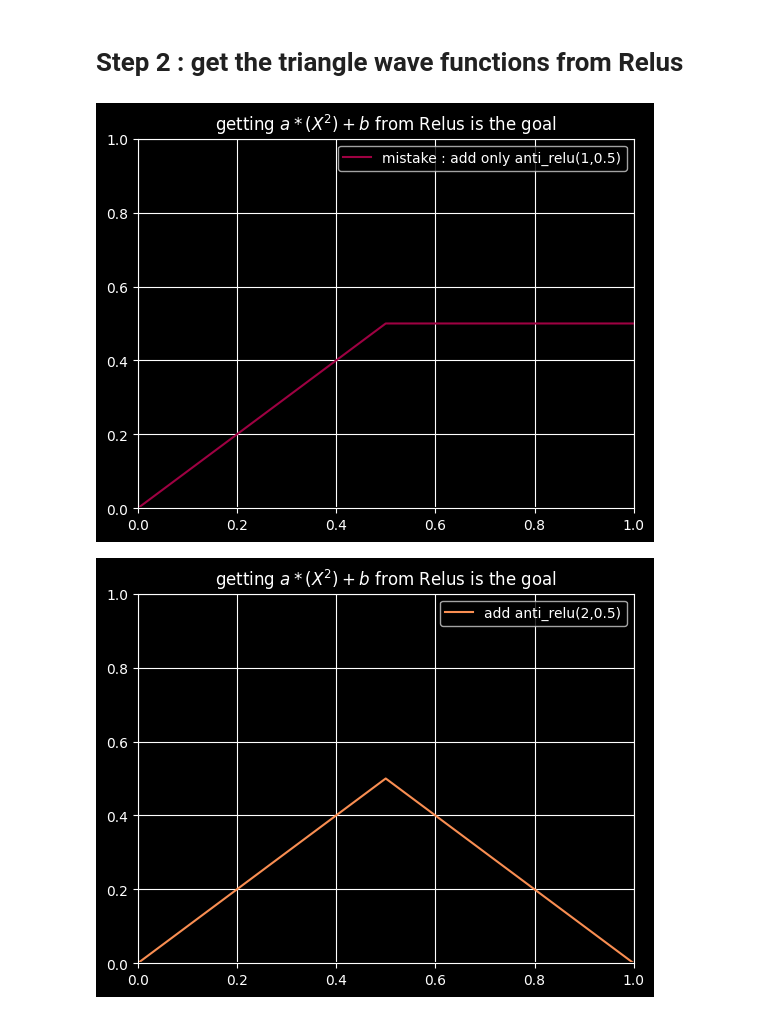
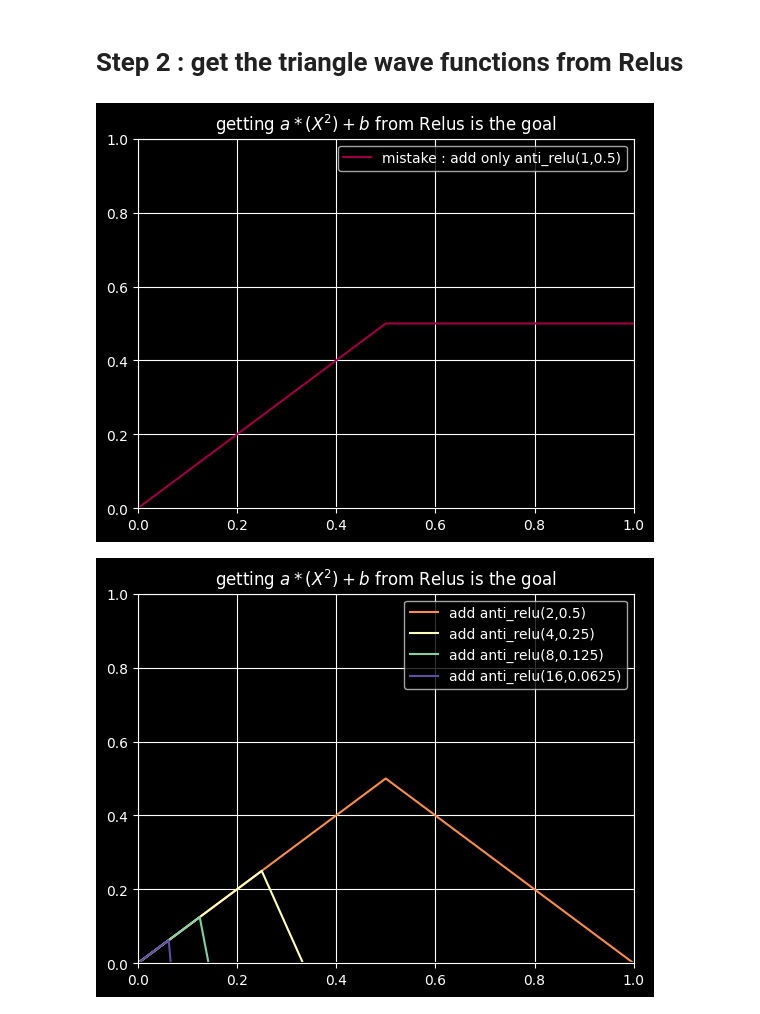
Before and after one commit to Hadrien-Cornier/cool-nn-stuff, a Jupyter notebook: polynomials_from_relus.ipynb, the cells around one changed output. Drawn from its saved outputs; the diff is of its cells as text; code cells hidden in the pictures.

```diff
--- a/polynomials_from_relus.ipynb
+++ b/polynomials_from_relus.ipynb
@@ -70,9 +70,6 @@ plt.show()
 [figure]
 # %% [markdown]
 # Step 2 : get the triangle wave functions from Relus
-# %%
-X = tg.Tensor.arange(0,1,0.001)
-prt = plot(X.numpy())
 # %%
 # MOVEMENT OPERATIONS ON FUNCTIONS OF TENSOR TO TENSOR
 
@@ -123,7 +120,7 @@ def triangle_2(x: Tensor) -> Tensor:
 # %%
 X = Tensor.arange(0,1,0.001)
 
-prt = plot(relu(X).numpy()) # relu : the starting point
+# X.numpy() = relu(X).numpy()) # relu : the starting point
 
 prt(add(relu,minus(shift(0.5,relu)))(X).numpy(), "mistake : add only anti_relu(1,0.5)", color=color_cycle(0.0))
 
@@ -132,39 +129,31 @@ plt.legend()
 plt.show()
 
 # We cut in half the frist relu and create a triangle
 triangle_1 = add(relu,anti_relu(2,0.5))(X).numpy()
 
 prt(triangle_1, "add anti_relu(2,0.5)", color=color_cycle(0.25))
 
-plt_setup()
-plt.legend(loc='best')
-plt.show()
-
 triangle_2 = add(relu,anti_relu(4,0.25))(X).numpy()
 
 prt(triangle_2, "add anti_relu(4,0.25)", color=color_cycle(0.5))
-
-plt_setup()
-plt.legend(loc='best')
-plt.show()
 
 triangle_3 = add(relu,anti_relu(8,0.125))(X).numpy()
 
 prt(triangle_3, "add anti_relu(8,0.125)", color=color_cycle(0.75))
 
 triangle_4 = add(relu,anti_relu(16,0.0625))(X).numpy()
 
 prt(triangle_4, "add anti_relu(16,0.0625)", color=color_cycle(1.0))
 
 plt_setup()
 plt.legend(loc='best')
 plt.show()
 
 #triangle_1_25 = add(triangle_1,minus() (X).numpy()
 
 # prt(add(relu,mul(2,shift(0.5,flip(relu))))(X).numpy(), "shift 0.5 relu", color=color_cycle(0.0))
 # prt(triangle_2(X).numpy(), "tinygrad tensor", color=color_cycle(0.5))
 # prt(triangle_2(X).numpy(), "tinygrad tensor", color=color_cycle(0.5))
 # %% [output]
 [figure]
-[figure, old version]
+[figure, new version]
```
Also changed, not shown: parts of 2 cells of this notebook, 1 other file.
